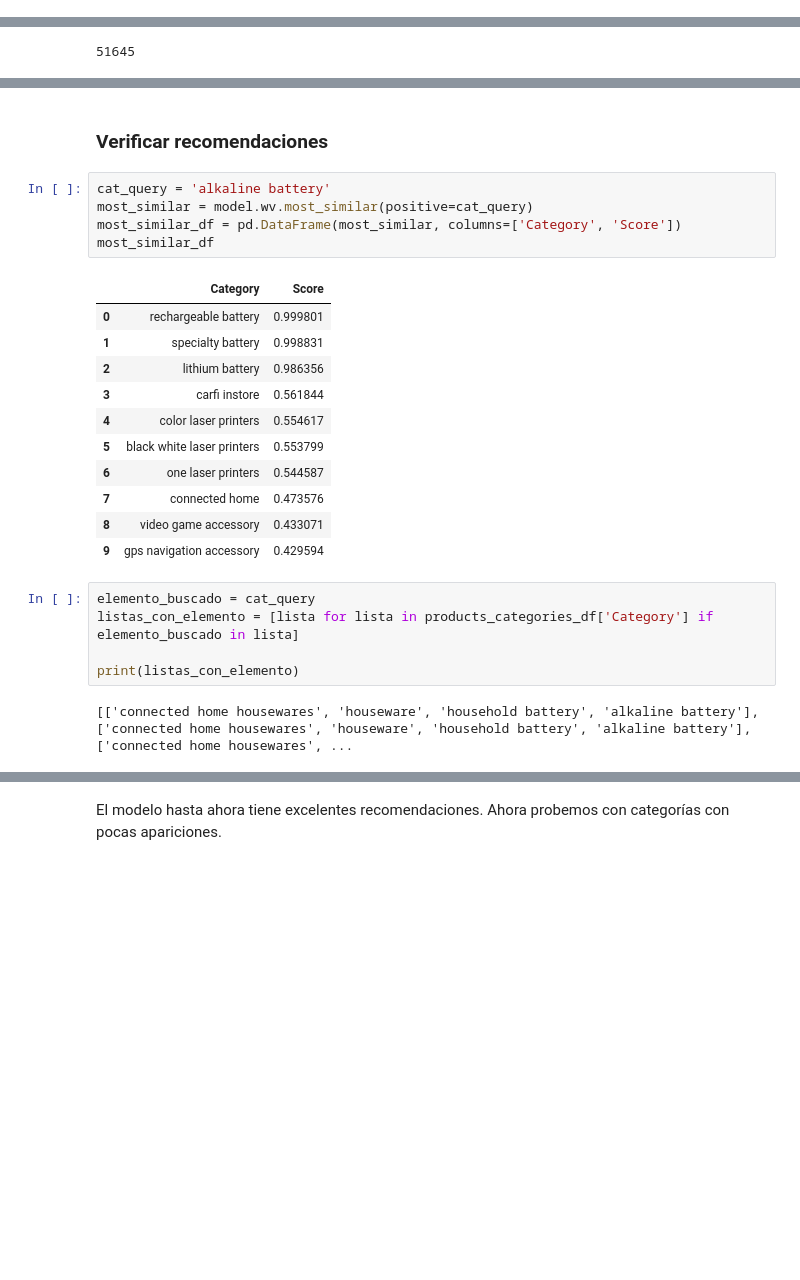
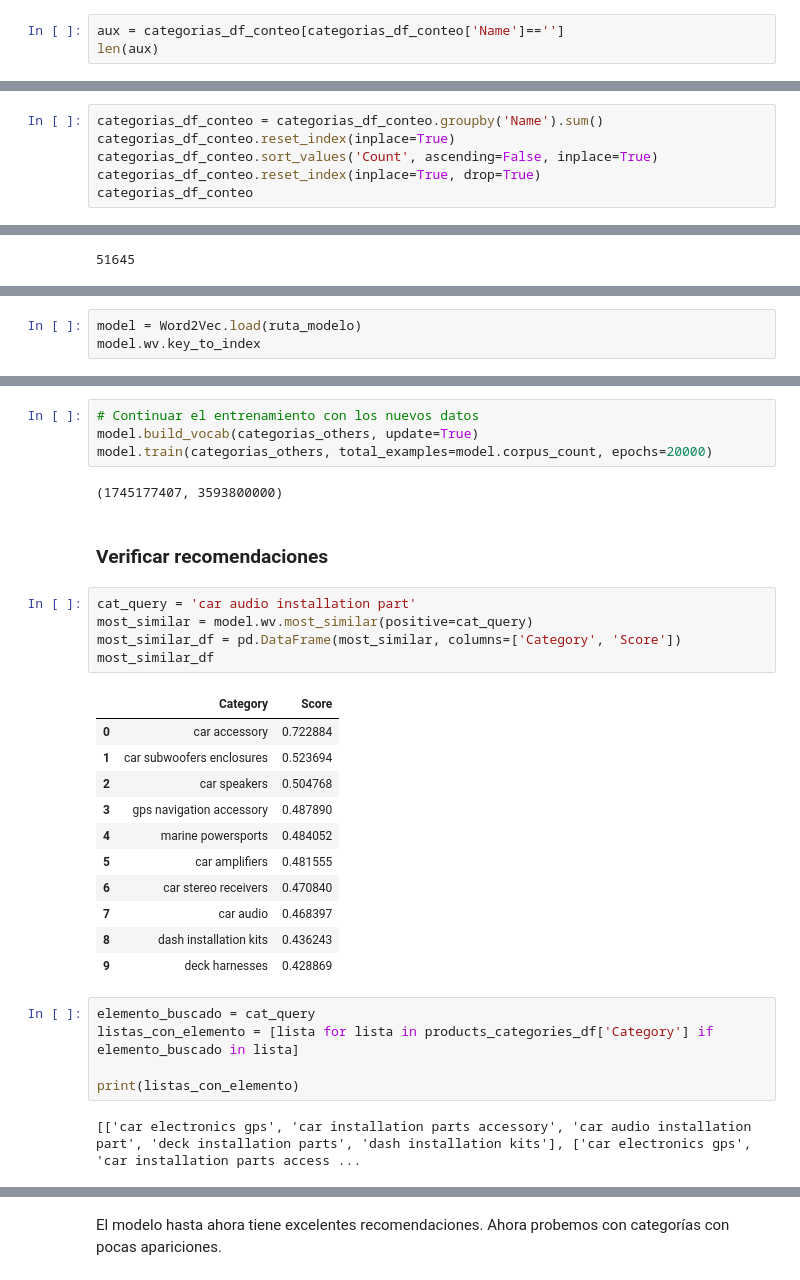
Before and after one commit to christian180492/e_commerce_categorization, a Jupyter notebook: EDA.ipynb, the cells around one changed output, grey strips where cells are left out. Drawn from its saved outputs; the diff is of its cells as text; blank space fills up the shorter version.

Commit message:
Creación de modelo para las descripciones

```diff
--- a/EDA.ipynb
+++ b/EDA.ipynb
@@ -1261,3 +1266,6 @@ categorias_df_conteo.head()
 | 2 | cell phone accessory | 6176 |
 | 3 | computer tablets | 6088 |
 | 4 | video games | 5837 |
+# %%
+aux = categorias_df_conteo[categorias_df_conteo['Name']=='']
+len(aux)
@@ -1263,0 +1274,6 @@ categorias_df_conteo.head()
+# %%
+categorias_df_conteo = categorias_df_conteo.groupby('Name').sum()
+categorias_df_conteo.reset_index(inplace=True)
+categorias_df_conteo.sort_values('Count', ascending=False, inplace=True)
+categorias_df_conteo.reset_index(inplace=True, drop=True)
+categorias_df_conteo
@@ -1660,0 +1700,3 @@ model = Word2Vec(categorias_others, vector_size=32, window=50, min_count=1, work
+# %%
+model = Word2Vec.load(ruta_modelo)
+model.wv.key_to_index
@@ -1661,27 +1721,33 @@ model = Word2Vec(categorias_others, vector_size=32, window=50, min_count=1, work
+# %%
+# Continuar el entrenamiento con los nuevos datos
+model.build_vocab(categorias_others, update=True)
+model.train(categorias_others, total_examples=model.corpus_count, epochs=20000)
+# %% [output]
+(1745177407, 3593800000)
 # %% [markdown]
 ### Verificar recomendaciones
 # %%
-cat_query = 'alkaline battery'
+cat_query = 'car audio installation part'
 most_similar = model.wv.most_similar(positive=cat_query)
 most_similar_df = pd.DataFrame(most_similar, columns=['Category', 'Score'])
 most_similar_df
 # %% [output]
 |  | Category | Score |
-| 0 | rechargeable battery | 0.999801 |
-| 1 | specialty battery | 0.998831 |
-| 2 | lithium battery | 0.986356 |
-| 3 | carfi instore | 0.561844 |
-| 4 | color laser printers | 0.554617 |
-| 5 | black white laser printers | 0.553799 |
-| 6 | one laser printers | 0.544587 |
-| 7 | connected home | 0.473576 |
-| 8 | video game accessory | 0.433071 |
-| 9 | gps navigation accessory | 0.429594 |
+| 0 | car accessory | 0.722884 |
+| 1 | car subwoofers enclosures | 0.523694 |
+| 2 | car speakers | 0.504768 |
+| 3 | gps navigation accessory | 0.487890 |
+| 4 | marine powersports | 0.484052 |
+| 5 | car amplifiers | 0.481555 |
+| 6 | car stereo receivers | 0.470840 |
+| 7 | car audio | 0.468397 |
+| 8 | dash installation kits | 0.436243 |
+| 9 | deck harnesses | 0.428869 |
 # %%
 elemento_buscado = cat_query
 listas_con_elemento = [lista for lista in products_categories_df['Category'] if elemento_buscado in lista]
 
 print(listas_con_elemento)
 # %% [output]
-[['connected home housewares', 'houseware', 'household battery', 'alkaline battery'], ['connected home housewares', 'houseware', 'household battery', 'alkaline battery'], ['connected home housewares', ...
+[['car electronics gps', 'car installation parts accessory', 'car audio installation part', 'deck installation parts', 'dash installation kits'], ['car electronics gps', 'car installation parts access ...
 # %%
```
Also changed, not shown: parts of 125 cells of this notebook, 3 other files.
